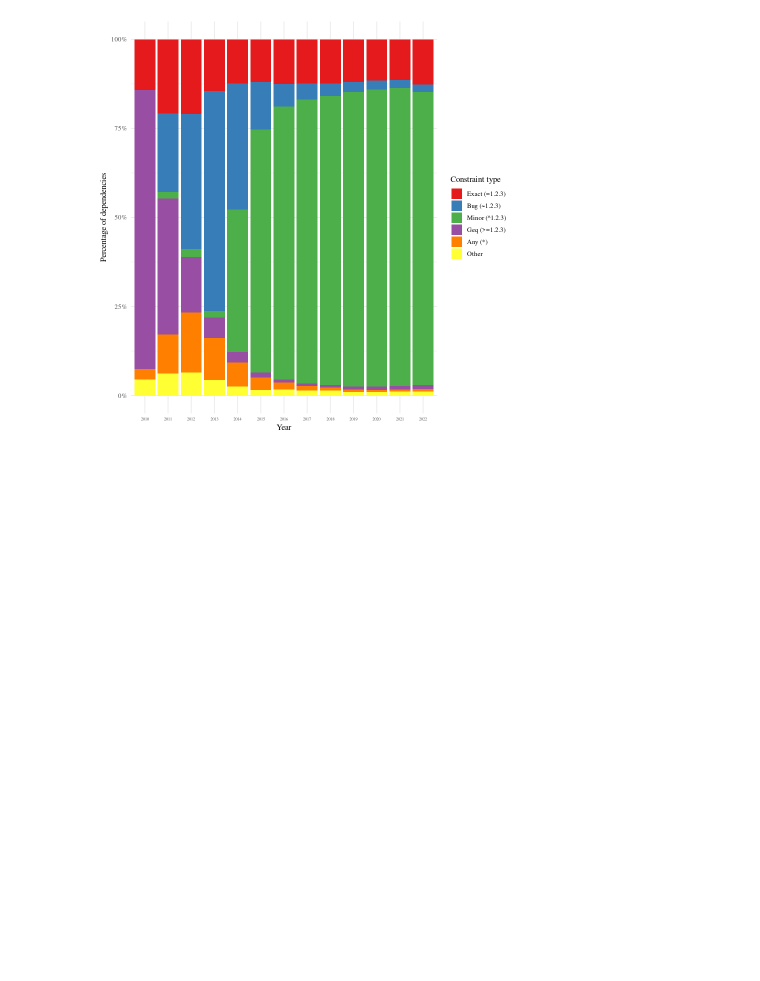
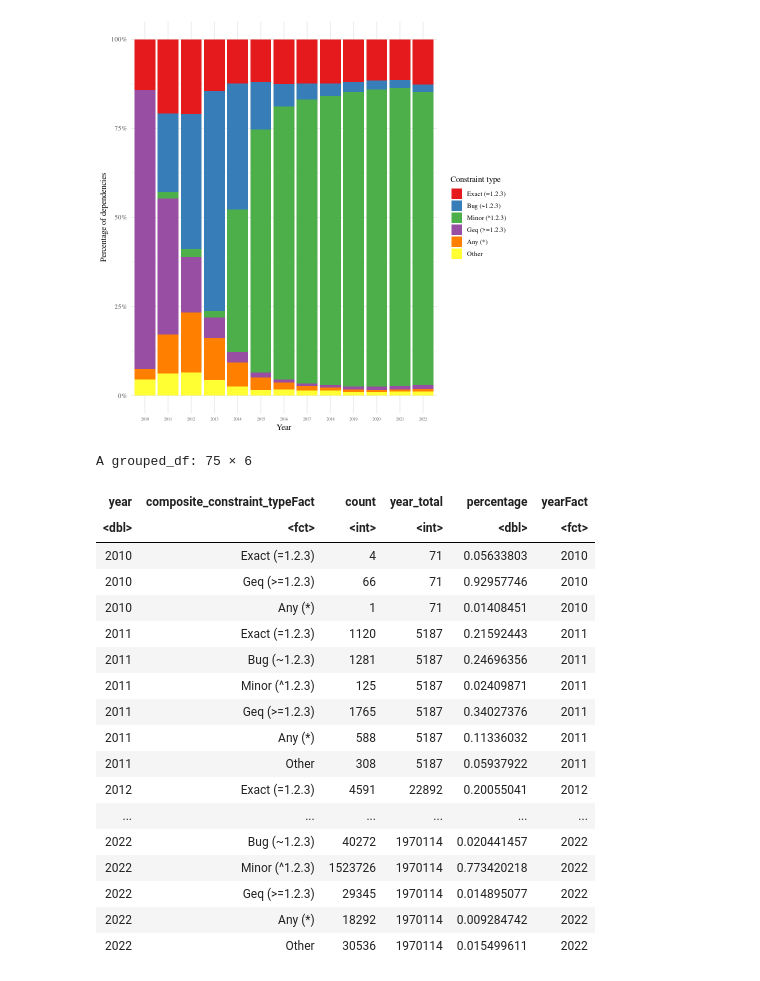
Before and after one commit to donald-pinckney/npm-follower, a Jupyter notebook: analysis/notebooks/rq1.ipynb, the cells around one changed output. Saved outputs shown, nothing was run; the diff lists cells and outputs as text; code cells hidden in the pictures; blank space fills up the shorter version.

```diff
--- a/analysis/notebooks/rq1.ipynb
+++ b/analysis/notebooks/rq1.ipynb
@@ -142,3 +142,25 @@ ggplot(dep_by_year_percs, aes(x=yearFact, y=percentage, fill=composite_constrain
 mysave("plots/rq1/constraint_usage_over_time.pdf")
 # %% [output]
 [figure]
+# %%
+dep_by_year_percs
+# %% [output]
+A grouped_df: 75 × 6
+| year | composite_constraint_typeFact | count | year_total | percentage | yearFact |
+| <dbl> | <fct> | <int> | <int> | <dbl> | <fct> |
+| 2010 | Exact (=1.2.3) | 4 | 71 | 0.05633803 | 2010 |
+| 2010 | Geq (>=1.2.3) | 66 | 71 | 0.92957746 | 2010 |
+| 2010 | Any (*) | 1 | 71 | 0.01408451 | 2010 |
+| 2011 | Exact (=1.2.3) | 1120 | 5187 | 0.21592443 | 2011 |
+| 2011 | Bug (~1.2.3) | 1281 | 5187 | 0.24696356 | 2011 |
+| 2011 | Minor (^1.2.3) | 125 | 5187 | 0.02409871 | 2011 |
+| 2011 | Geq (>=1.2.3) | 1765 | 5187 | 0.34027376 | 2011 |
+| 2011 | Any (*) | 588 | 5187 | 0.11336032 | 2011 |
+| 2011 | Other | 308 | 5187 | 0.05937922 | 2011 |
+| 2012 | Exact (=1.2.3) | 4591 | 22892 | 0.20055041 | 2012 |
+| ... | ... | ... | ... | ... | ... |
+| 2022 | Bug (~1.2.3) | 40272 | 1970114 | 0.020441457 | 2022 |
+| 2022 | Minor (^1.2.3) | 1523726 | 1970114 | 0.773420218 | 2022 |
+| 2022 | Geq (>=1.2.3) | 29345 | 1970114 | 0.014895077 | 2022 |
+| 2022 | Any (*) | 18292 | 1970114 | 0.009284742 | 2022 |
+| 2022 | Other | 30536 | 1970114 | 0.015499611 | 2022 |
```
Also changed, not shown: parts of 2 cells of this notebook, 4 other files.
